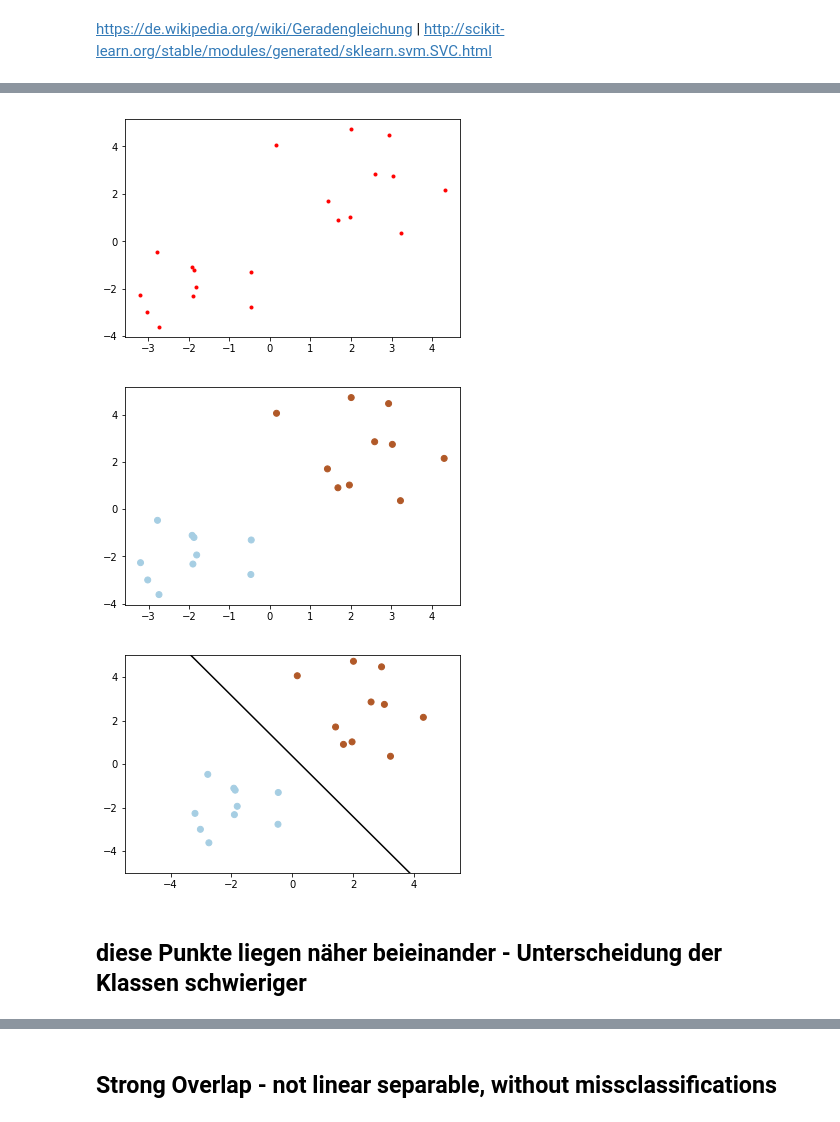
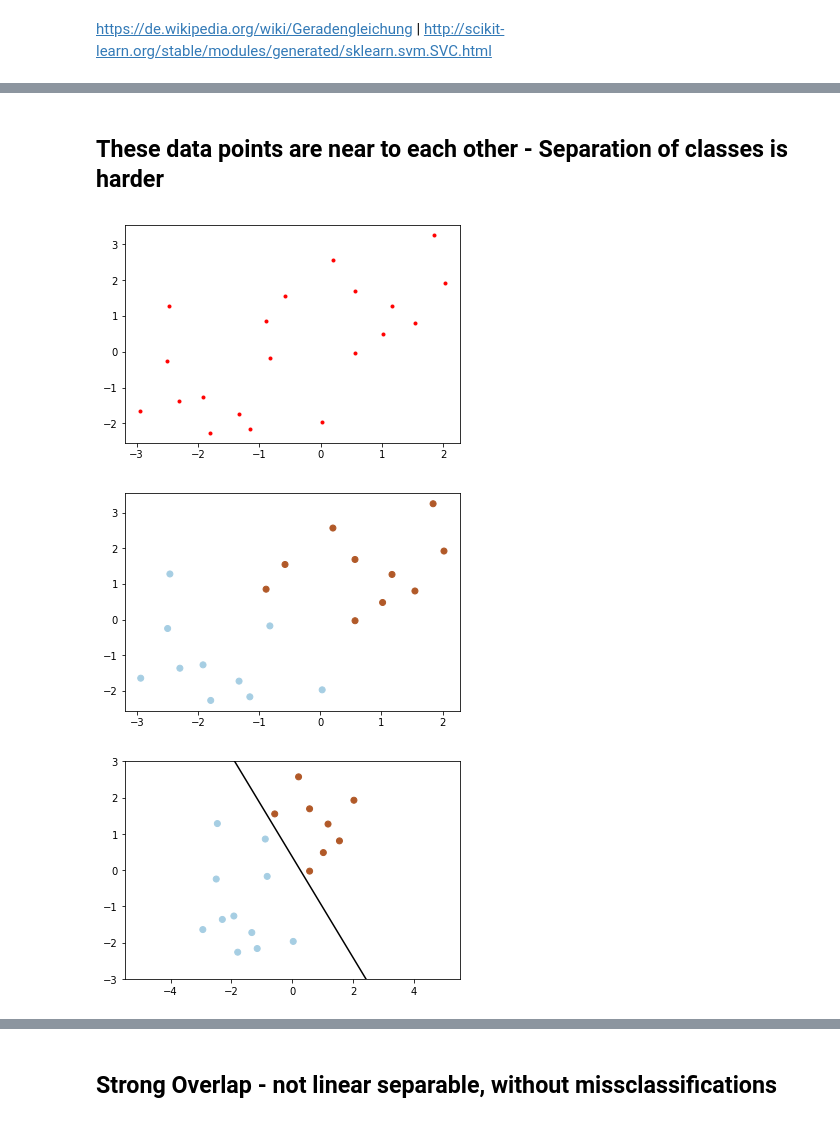
Before and after one commit to AndreasrichterUP/Python-Teaching, a Jupyter notebook: -10b-Support-Vector-Machine-Example.ipynb, the cells around one changed output, grey strips where cells are left out. Drawn from its saved outputs; the diff is of its cells as text; code cells hidden in the pictures.

```diff
--- a/-10b-Support-Vector-Machine-Example.ipynb
+++ b/-10b-Support-Vector-Machine-Example.ipynb
@@ -221,24 +245,24 @@ Points are easily separable
+# %% [markdown]
+These data points are near to each other - Separation of classes is harder
+---
 # %%
-Xnew = np.r_[np.random.randn(10, 2) - [2.2, 1.9], np.random.randn(10, 2) + [2.5, 2.4]]
+Xnew = np.r_[np.random.randn(10, 2) - [1.2, 1.0], np.random.randn(10, 2) + [0.5, 1.4]]
 Ynew = [0] * 10 + [1] * 10
 
 plt.plot(Xnew[:,0],Xnew[:,1],'r.')
 plt.show()
 
 plt.scatter(Xnew[:, 0], Xnew[:, 1], c=Ynew, cmap=plt.cm.Paired)
 plt.show()
 
 
 Ynew_pred=clf.predict(Xnew)
 
 plt.plot(xx, yy, 'k-',label='SVM - Trennlinie der Klassen')
 plt.scatter(Xnew[:, 0], Xnew[:, 1], c=Ynew_pred, cmap=plt.cm.Paired)
-plt.ylim(-5,5)
+plt.ylim(-3,3)
 plt.show()
 # %% [output]
-[figure, old version]
+[figure, new version]
-[figure, old version]
+[figure, new version]
-[figure, old version]
+[figure, new version]
-# %% [markdown]
-diese Punkte liegen näher beieinander - Unterscheidung der Klassen schwieriger
----
```
Also changed, not shown: parts of 14 cells of this notebook.
